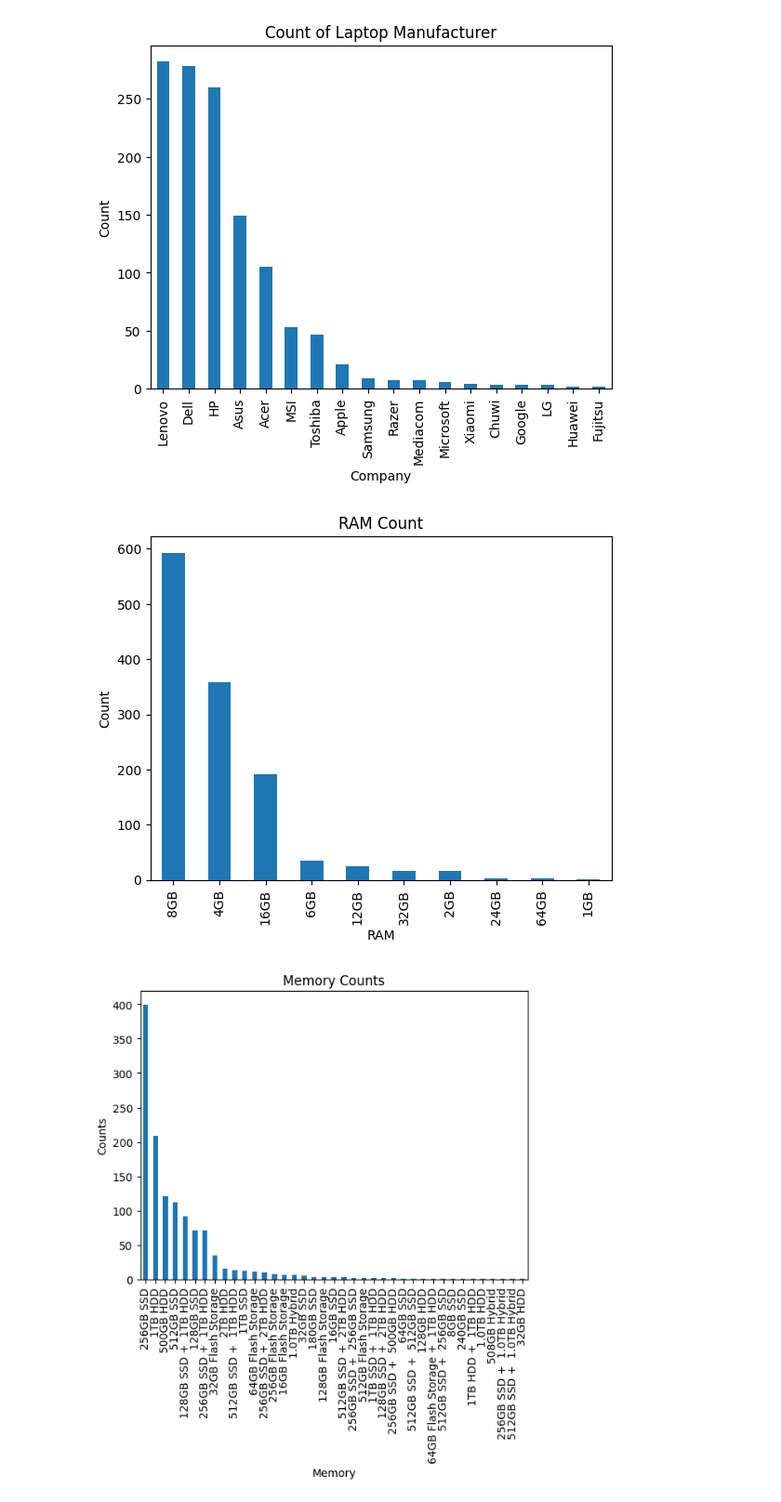
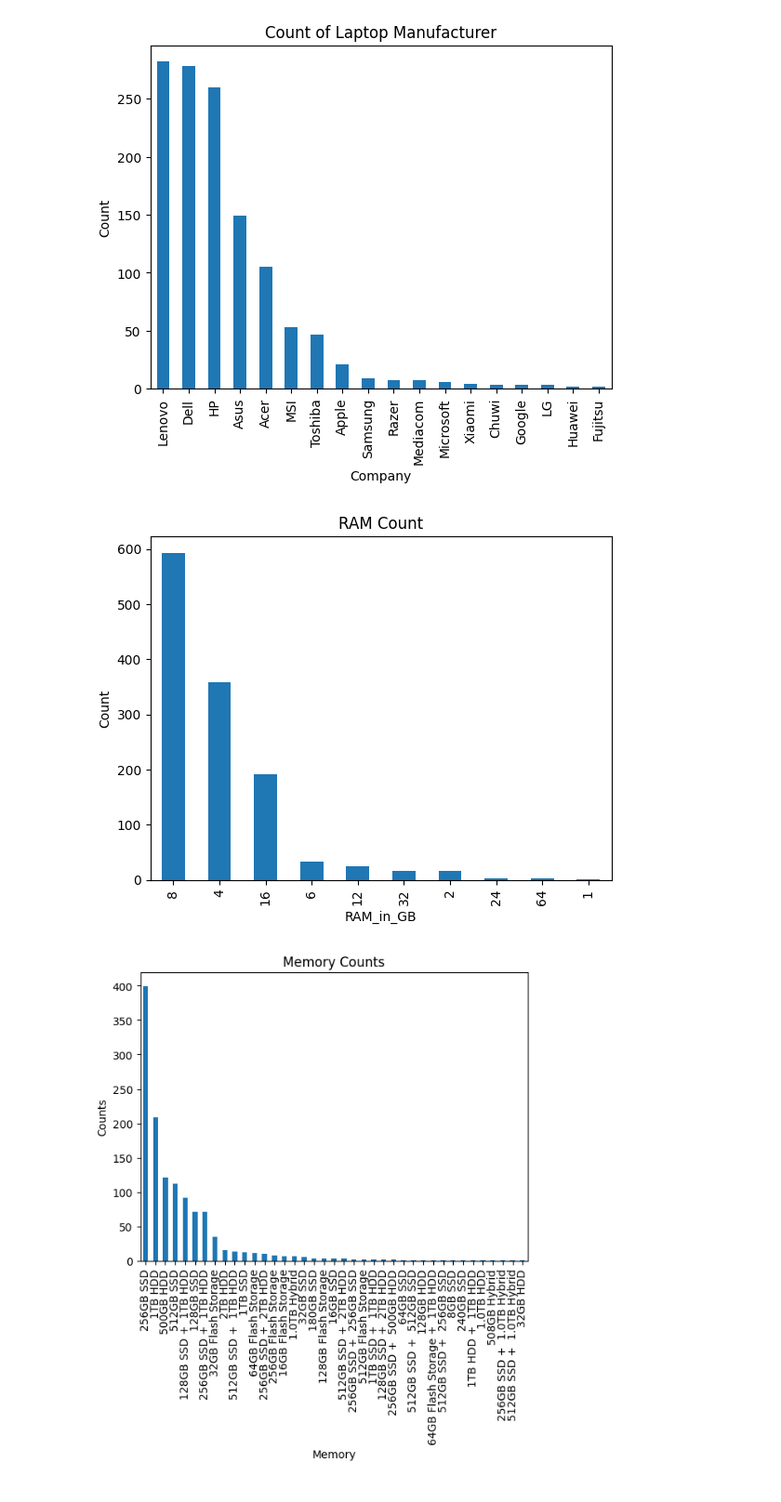
Before and after one commit to rkynhoff/CodeLouisville_Data_M2_Project, a Jupyter notebook: MiniProject_V3.ipynb, the cells around one changed output. Shown at 93% size. Drawn from its saved outputs; the diff is of its cells as text; code cells hidden in the pictures.

Commit message:
V3. Began more data cleaning to enable better graphs/comparisons.

```diff
--- a/MiniProject_V3.ipynb
+++ b/MiniProject_V3.ipynb
@@ -319,7 +319,7 @@ laptop_data_drop_qm.head(3)
 | 2 | HP | Notebook | 15.6 | Full HD 1920x1080 | Intel Core i5 7200U 2.5GHz | 8GB | 256GB SSD | Intel HD Graphics 620 | No OS | 1.86 | ... |
 # %%
 # Remove "GB" from data in RAM column to create integer
-laptop_data_drop_qm["RAM"] = laptop_data_drop_qm["RAM"].str.replace("GB","")
+laptop_data_drop_qm["Ram"] = laptop_data_drop_qm["Ram"].str.replace("GB","")
 # Display first three rows to ensure "kg" was removed from Weight column
 laptop_data_drop_qm.head(3)
 # %% [output]
@@ -561,12 +564,13 @@ plt.show()
 # %% [output]
 [figure]
 # %%
-laptop_data_clean["RAM"].value_counts().plot.bar()
+# Fequency of RAM in Gb
+laptop_data_clean["RAM_in_GB"].value_counts().plot.bar()
 plt.title("RAM Count")
 plt.ylabel("Count")
 plt.show()
 # %% [output]
-[figure, old version]
+[figure, new version]
 # %%
 laptop_data_clean["Memory"].value_counts().plot.bar()
 plt.title("Memory Counts")
```
Also changed, not shown: parts of 16 cells of this notebook.
